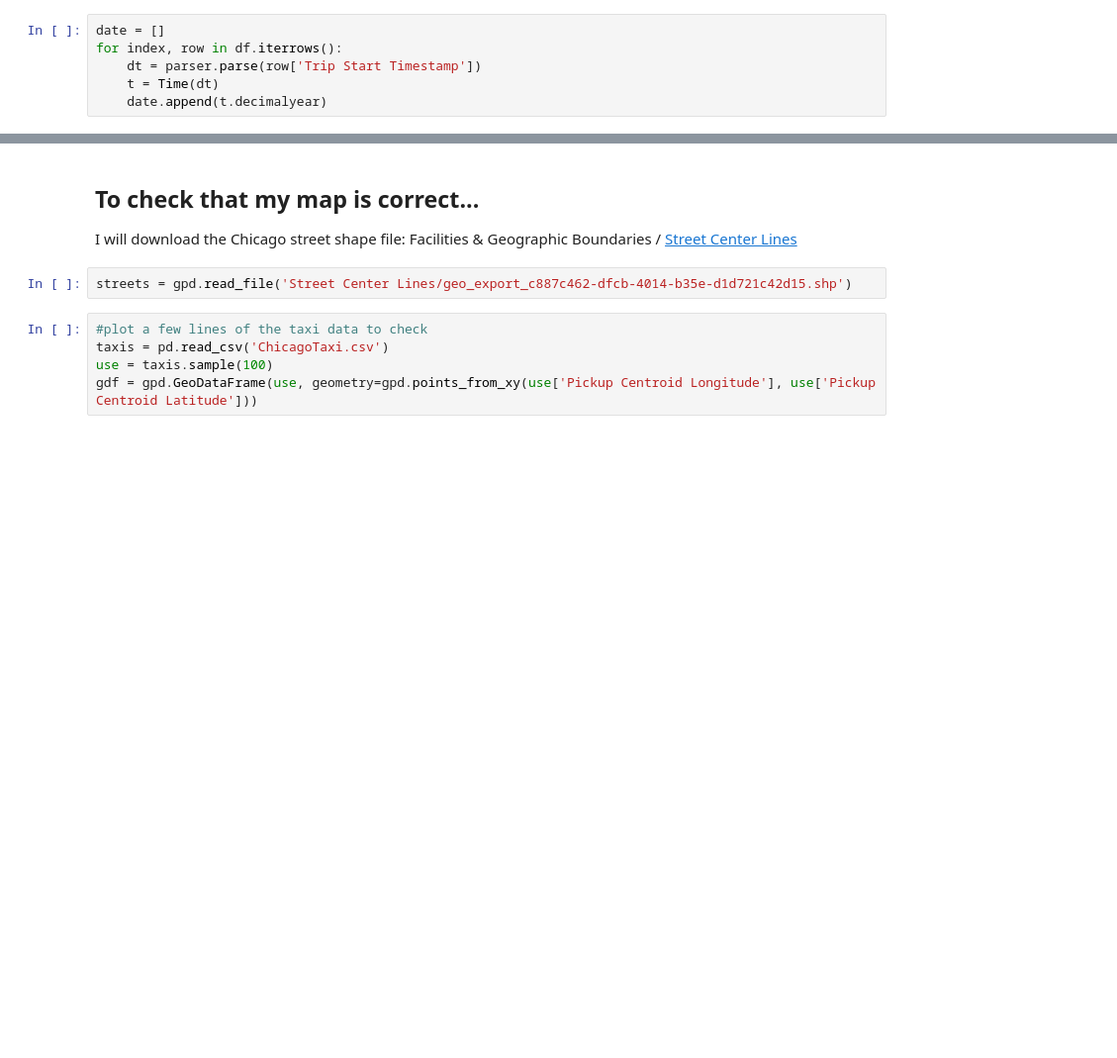
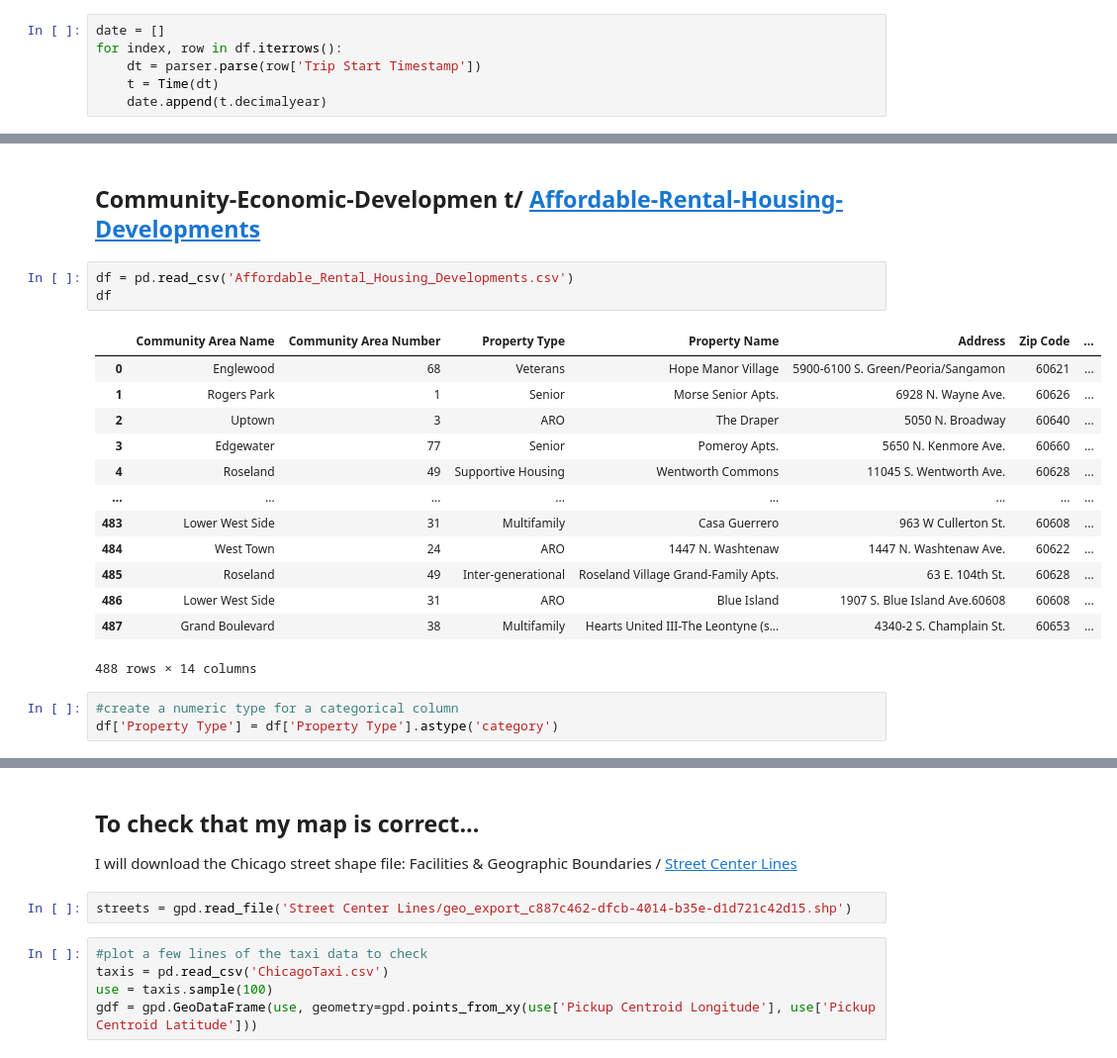
Before and after one commit to ageller/IntroToGlue, a Jupyter notebook: data/PrepChicagoData.ipynb, the cells around one changed output, grey strips where cells are left out. Shown at 99% size. Saved outputs shown, nothing was run; the diff lists cells and outputs as text; blank space fills up the shorter version.

```diff
--- a/data/PrepChicagoData.ipynb
+++ b/data/PrepChicagoData.ipynb
@@ -60,0 +201,22 @@ out
+# %% [markdown]
+## Community-Economic-Developmen t/ [Affordable-Rental-Housing-Developments](https://data.cityofchicago.org/Community-Economic-Development/Affordable-Rental-Housing-Developments/s6ha-ppgi/data)
+# %%
+df = pd.read_csv('Affordable_Rental_Housing_Developments.csv')
+df
+# %% [output]
+|  | Community Area Name | Community Area Number | Property Type | Property Name | Address | Zip Code | ... |
+| 0 | Englewood | 68 | Veterans | Hope Manor Village | 5900-6100 S. Green/Peoria/Sangamon | 60621 | ... |
+| 1 | Rogers Park | 1 | Senior | Morse Senior Apts. | 6928 N. Wayne Ave. | 60626 | ... |
+| 2 | Uptown | 3 | ARO | The Draper | 5050 N. Broadway | 60640 | ... |
+| 3 | Edgewater | 77 | Senior | Pomeroy Apts. | 5650 N. Kenmore Ave. | 60660 | ... |
+| 4 | Roseland | 49 | Supportive Housing | Wentworth Commons | 11045 S. Wentworth Ave. | 60628 | ... |
+| ... | ... | ... | ... | ... | ... | ... | ... |
+| 483 | Lower West Side | 31 | Multifamily | Casa Guerrero | 963 W Cullerton St. | 60608 | ... |
+| 484 | West Town | 24 | ARO | 1447 N. Washtenaw | 1447 N. Washtenaw Ave. | 60622 | ... |
+| 485 | Roseland | 49 | Inter-generational | Roseland Village Grand-Family Apts. | 63 E. 104th St. | 60628 | ... |
+| 486 | Lower West Side | 31 | ARO | Blue Island | 1907 S. Blue Island Ave.60608 | 60608 | ... |
+| 487 | Grand Boulevard | 38 | Multifamily | Hearts United III-The Leontyne (s... | 4340-2 S. Champlain St. | 60653 | ... |
+488 rows × 14 columns
+# %%
+#create a numeric type for a categorical column
+df['Property Type'] = df['Property Type'].astype('category')
```
Also changed, not shown: parts of 31 cells of this notebook, 7 other files.
